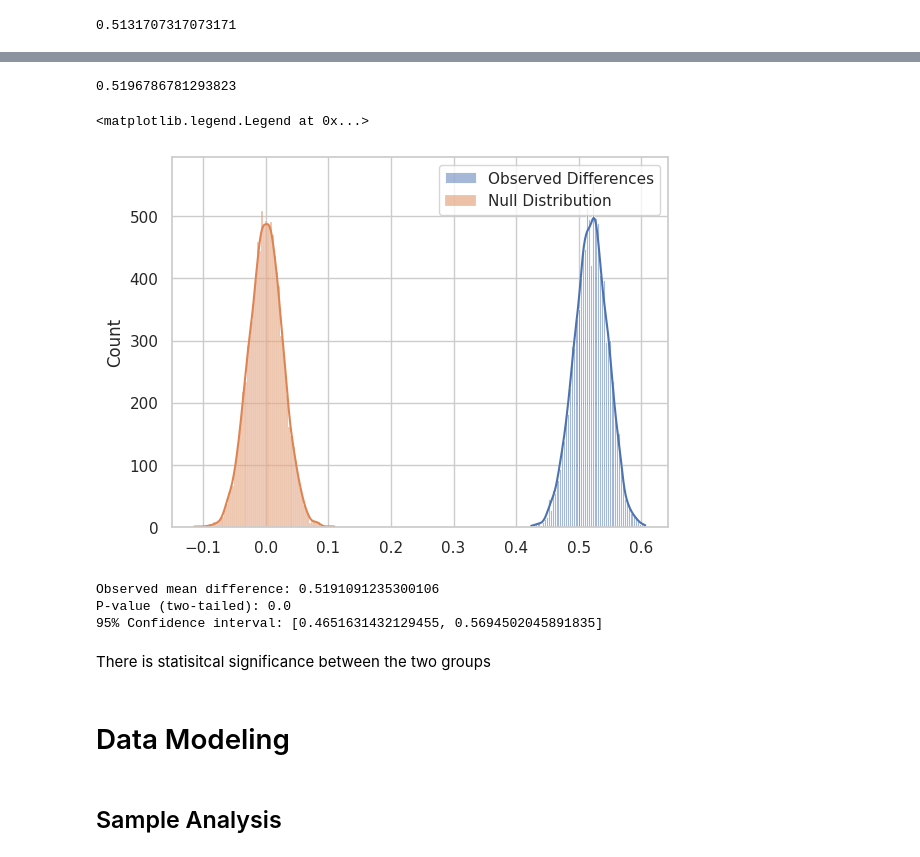
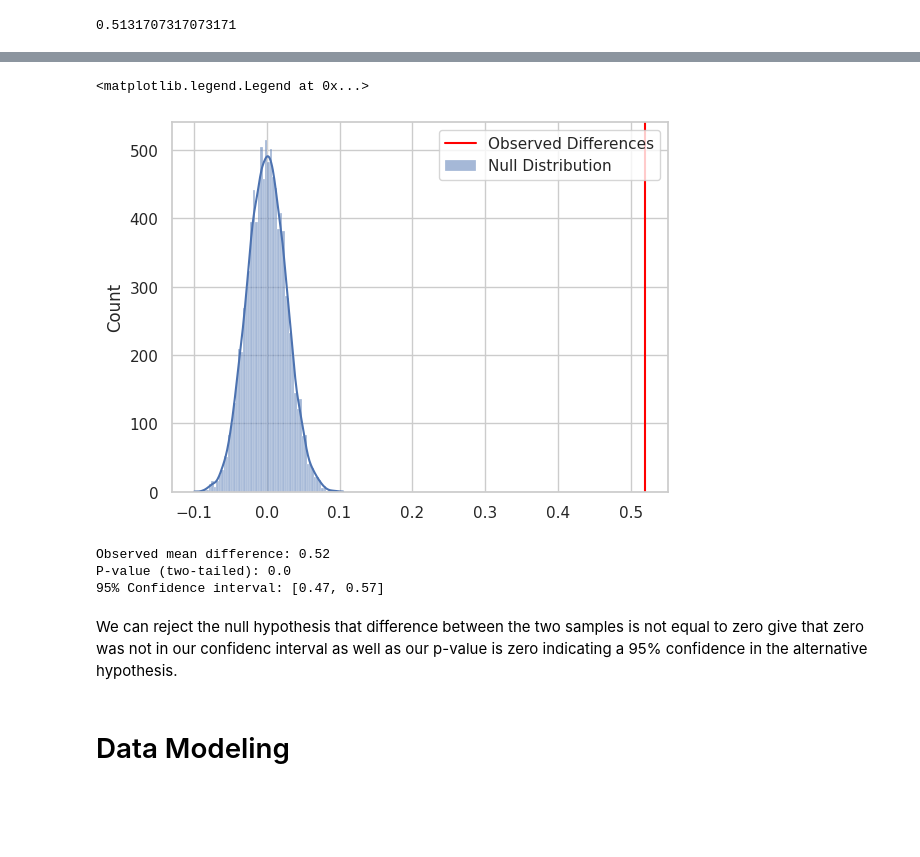
Before and after one commit to hkafrawi/ML_Course, a Jupyter notebook: heart-disease.ipynb, the cells around one changed output, grey strips where cells are left out. Cells and saved outputs as stored; diff of their text form; code cells hidden in the pictures; blank space fills up the shorter version.

```diff
--- a/heart-disease.ipynb
+++ b/heart-disease.ipynb
@@ -256,5 +266 @@ df2.query("CP_0 == 0").target.mean(), df2.query("CP_0 != 0").target.mean()
-# %%
-print(obs_diff)
-# %% [output]
-0.5196786781293823
 # %%
@@ -273,14 +281,14 @@ null_vals = np.random.normal(0, diffs.std(),diffs.size)
 # %%
-sns.histplot(diffs, kde=True, alpha=0.5, label='Observed Differences')
+plt.axvline(obs_diff,color="red", label='Observed Differences')
 sns.histplot(null_vals, kde=True, alpha=0.5,label='Null Distribution')
 plt.legend(loc="upper right")
 # %% [output]
 <matplotlib.legend.Legend at 0x...>
-[figure, old version]
+[figure, new version]
 # %%
 # Calculate p-value
 obs_diff = np.mean(diffs)
-p_value = np.mean(null_vals >= obs_diff)
+p_value = np.mean(null_vals == obs_diff)
 p_value_two_tailed = p_value * 2
 
 # Calculate confidence interval
@@ -288,16 +296,14 @@ lower_bound = np.percentile(diffs, 2.5)
 upper_bound = np.percentile(diffs, 97.5)
 
 # Summary
-print(f"Observed mean difference: {obs_diff}")
+print(f"Observed mean difference: {obs_diff.round(2)}")
 print(f"P-value (two-tailed): {p_value_two_tailed}")
-print(f"95% Confidence interval: [{lower_bound}, {upper_bound}]")
+print(f"95% Confidence interval: [{lower_bound.round(2)}, {upper_bound.round(2)}]")
 # %% [output]
-Observed mean difference: 0.5191091235300106
+Observed mean difference: 0.52
 P-value (two-tailed): 0.0
-95% Confidence interval: [0.4651631432129455, 0.5694502045891835]
+95% Confidence interval: [0.47, 0.57]
-# %% [markdown]
-There is statisitcal significance between the two groups
+# %% [markdown]
+We can reject the null hypothesis that difference between the two samples is not equal to zero give that zero was not in our confidenc interval as well as our p-value is zero indicating a 95% confidence in the alternative hypothesis.
 # %% [markdown]
 # Data Modeling
-# %% [markdown]
-## Sample Analysis
```
Also changed, not shown: parts of 13 cells of this notebook.
